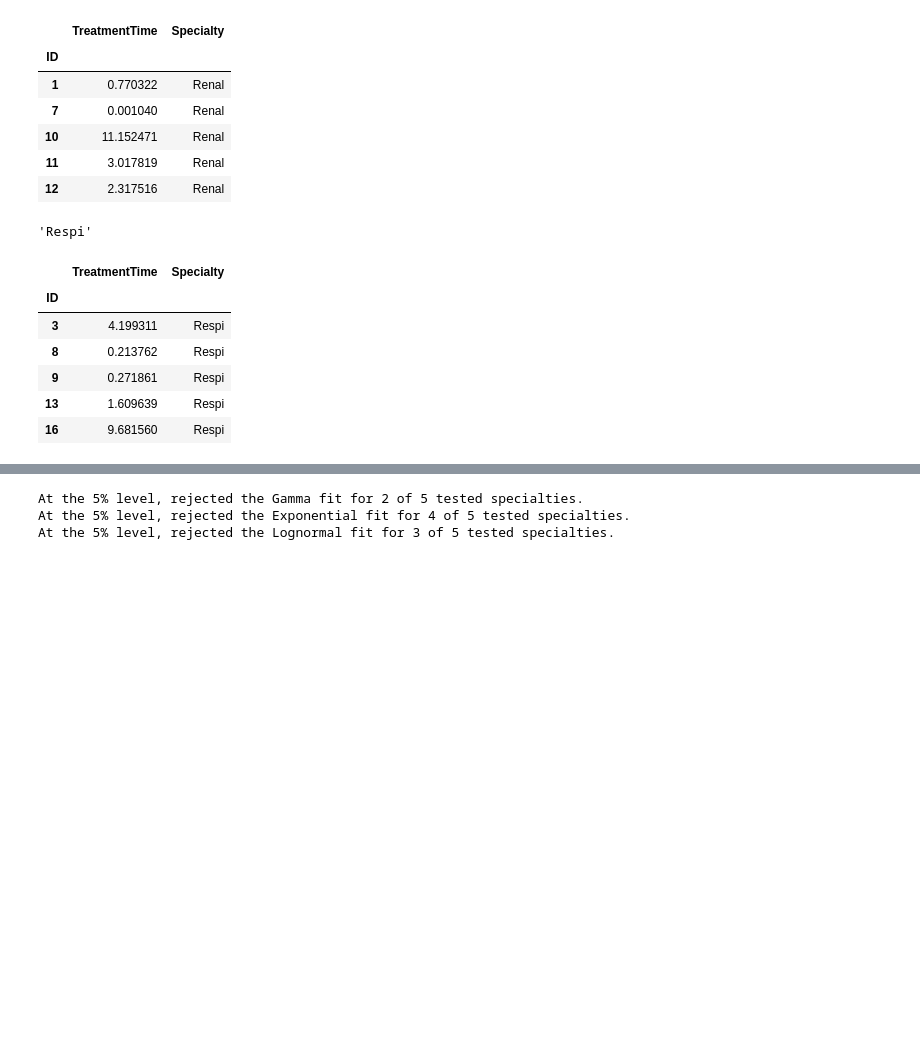
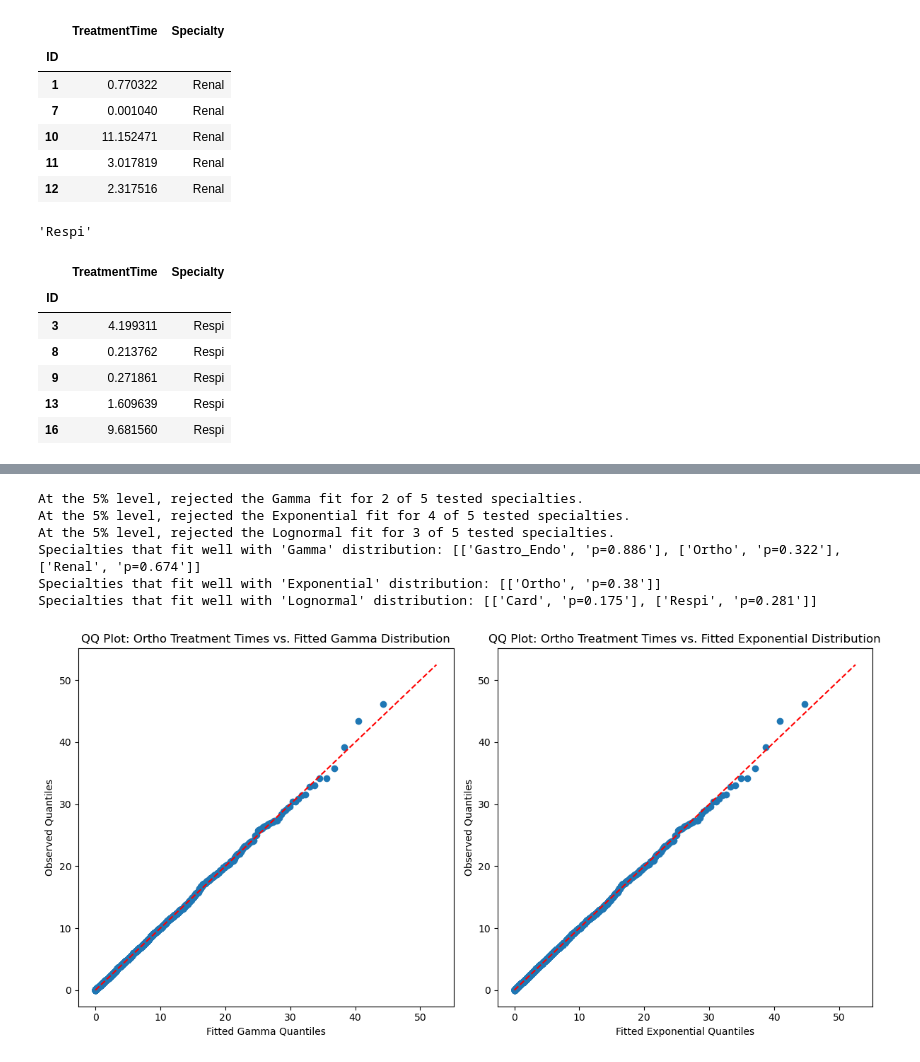
Before and after one commit to faustigo/MIE360-Fall-2026-Project, a Jupyter notebook: Deliverable-3.1-InputModeling.ipynb, the cells around one changed output, grey strips where cells are left out. Saved outputs shown, nothing was run; the diff lists cells and outputs as text; code cells hidden in the pictures; blank space fills up the shorter version.

Commit message:
Identified  good fits for specialities, commentary for service modeling

```diff
--- a/Deliverable-3.1-InputModeling.ipynb
+++ b/Deliverable-3.1-InputModeling.ipynb
@@ -371,14 +369,75 @@ for group_name, df_group in df_treatment_by_specialty:
         # Store results for this specialty and distribution
         results[specialty] = {"chi2_stat": chi2_stat, "p_value": p_value, "observed_counts": observed_counts, "expected_counts": expected_counts, "bin_edges": bin_edges}
 
+good_fits = {"Gamma": [], "Exponential": [], "Lognormal": []}
 # Conclusions based on p-values
 for name, _, _, _, results in models:
     p_values = [result["p_value"] for result in results.values()]
     num_tested = sum(np.isfinite(p) for p in p_values)
     num_rejections = sum(p < 0.05 for p in p_values)
 
+    # Find and append specialties that fit well to a distribution (p-value >= 0.05)
+    for specialty, result in results.items():
+        if result["p_value"] >= 0.05:
+            good_fits[name].append([specialty, f'p={round(result["p_value"],3)}'])
+
     print(f"At the 5% level, rejected the {name} fit for {num_rejections} of {num_tested} tested specialties.")
+
+for distribution, specialties in good_fits.items():
+    print(f"Specialties that fit well with '{distribution}' distribution: {specialties}")
 # %% [output]
 At the 5% level, rejected the Gamma fit for 2 of 5 tested specialties.
 At the 5% level, rejected the Exponential fit for 4 of 5 tested specialties.
 At the 5% level, rejected the Lognormal fit for 3 of 5 tested specialties.
+Specialties that fit well with 'Gamma' distribution: [['Gastro_Endo', 'p=0.886'], ['Ortho', 'p=0.322'], ['Renal', 'p=0.674']]
+Specialties that fit well with 'Exponential' distribution: [['Ortho', 'p=0.38']]
+Specialties that fit well with 'Lognormal' distribution: [['Card', 'p=0.175'], ['Respi', 'p=0.281']]
+# %%
+# Observing whether Exponential or Gamma distribution is better for Ortho treatment times using QQ plot
+
+# fitted quantiles on x-axis, observed quantiles on y-axis
+for specialty, df_group in df_treatment_by_specialty:
+
+    # ("Ortho,") is returned when grouping by specialty, so we need to check if "Ortho" is in the tuple
+    if "Ortho" in specialty:
+
+        # Dictionaries expect "Ortho" for index
+        specialty = "Ortho"
+        times = df_group["TreatmentTime"]
+        n = len(times)
+
+        # Generate quantiles for the fitted distributions
+        quantiles = np.linspace(0, 1, n)
+
+        # Fit distributions
+        gamma_params = gamma_mles[specialty]
+        exponential_params = exponential_mles[specialty]
+        fitted_gamma_quantiles = stats.gamma.ppf(quantiles, *gamma_params)
+        fitted_exponential_quantiles = stats.expon.ppf(quantiles, *exponential_params)
+
+        # Sort observed data for QQ plot
+        sorted_times = np.sort(times)
+
+        # Create QQ plots
+        plt.figure(figsize=(12, 6))
+
+        # Gamma QQ plot
+        plt.subplot(1, 2, 1)
+        plt.scatter(fitted_gamma_quantiles, sorted_times)
+        plt.plot([sorted_times.min(), sorted_times.max()], [sorted_times.min(), sorted_times.max()], 'r--')
+        plt.title('QQ Plot: Ortho Treatment Times vs. Fitted Gamma Distribution')
+        plt.xlabel('Fitted Gamma Quantiles')
+        plt.ylabel('Observed Quantiles')
+
+        # Exponential QQ plot
+        plt.subplot(1, 2, 2)
+        plt.scatter(fitted_exponential_quantiles, sorted_times)
+        plt.plot([sorted_times.min(), sorted_times.max()], [sorted_times.min(), sorted_times.max()], 'r--')
+        plt.title('QQ Plot: Ortho Treatment Times vs. Fitted Exponential Distribution')
+        plt.xlabel('Fitted Exponential Quantiles')
+        plt.ylabel('Observed Quantiles')
+
+        plt.tight_layout()
+        plt.show()
+# %% [output]
+[figure, added]
```
Also changed, not shown: parts of 6 cells of this notebook, 1 other file.
